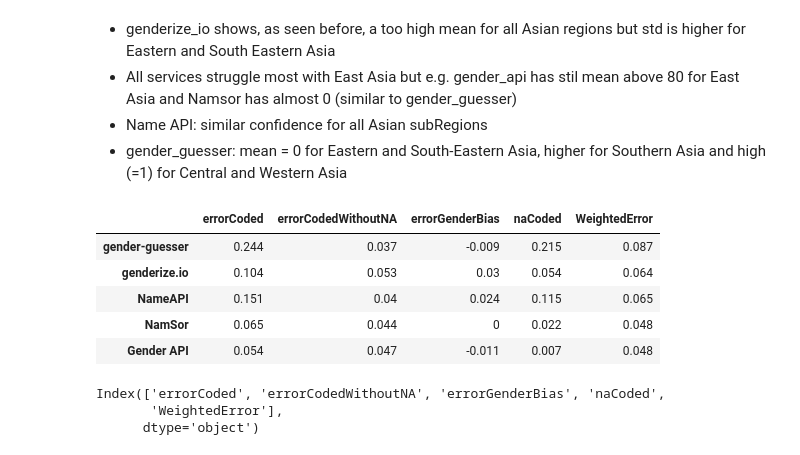
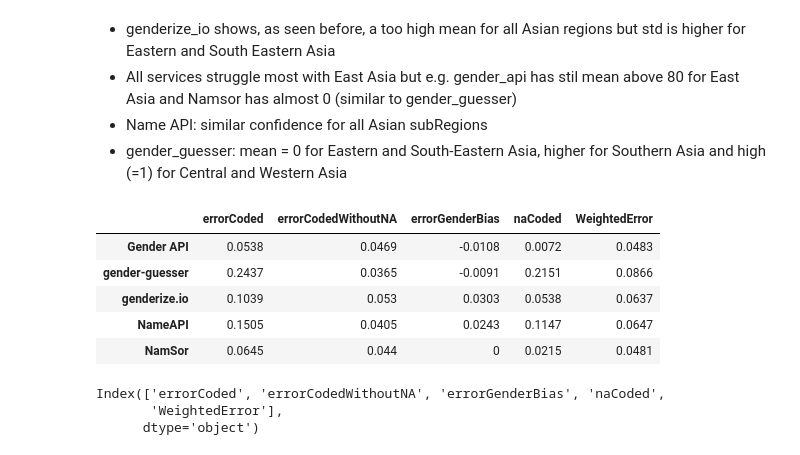
Before and after one commit to GenderGapSTEM-PublicationAnalysis/name_gender_inference, a Jupyter notebook: name_gender_inference/notebooks/Evaluation_name_onomastics.ipynb, the cells around one changed output. Drawn from its saved outputs; the diff is of its cells as text; code cells hidden in the pictures.

Commit message:
Notebooks produce tables with 4 significant digits

```diff
--- a/name_gender_inference/notebooks/Evaluation_name_onomastics.ipynb
+++ b/name_gender_inference/notebooks/Evaluation_name_onomastics.ipynb
@@ -583,18 +584,18 @@ sns.set(color_codes=True)
 # %%
 # Benchmark 1 for topRegion Africa
 cm = sns.light_palette("green", as_cmap=True)
 df = compute_all_errors_without_tuning(name_origin='Africa', origin_level='topRegion')
 df = reduce_table(df, by_index=True)
-df = df.round(3)
+df = df.round(4)
 
 df.style.background_gradient(cmap=cm)
 # %% [output]
 |  | errorCoded | errorCodedWithoutNA | errorGenderBias | naCoded | WeightedError |
-| gender-guesser | 0.244 | 0.037 | -0.009 | 0.215 | 0.087 |
-| genderize.io | 0.104 | 0.053 | 0.03 | 0.054 | 0.064 |
-| NameAPI | 0.151 | 0.04 | 0.024 | 0.115 | 0.065 |
-| NamSor | 0.065 | 0.044 | 0 | 0.022 | 0.048 |
-| Gender API | 0.054 | 0.047 | -0.011 | 0.007 | 0.048 |
+| Gender API | 0.0538 | 0.0469 | -0.0108 | 0.0072 | 0.0483 |
+| gender-guesser | 0.2437 | 0.0365 | -0.0091 | 0.2151 | 0.0866 |
+| genderize.io | 0.1039 | 0.053 | 0.0303 | 0.0538 | 0.0637 |
+| NameAPI | 0.1505 | 0.0405 | 0.0243 | 0.1147 | 0.0647 |
+| NamSor | 0.0645 | 0.044 | 0 | 0.0215 | 0.0481 |
 # %%
 df.columns
 # %% [output]
```
Also changed, not shown: parts of 10 cells of this notebook, 2 other files.
